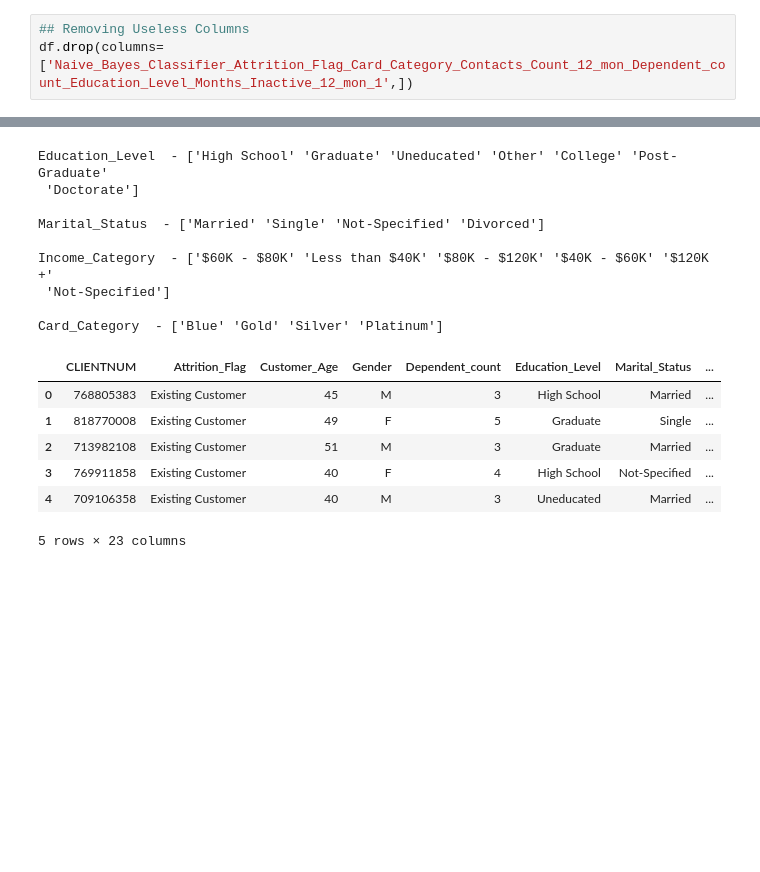
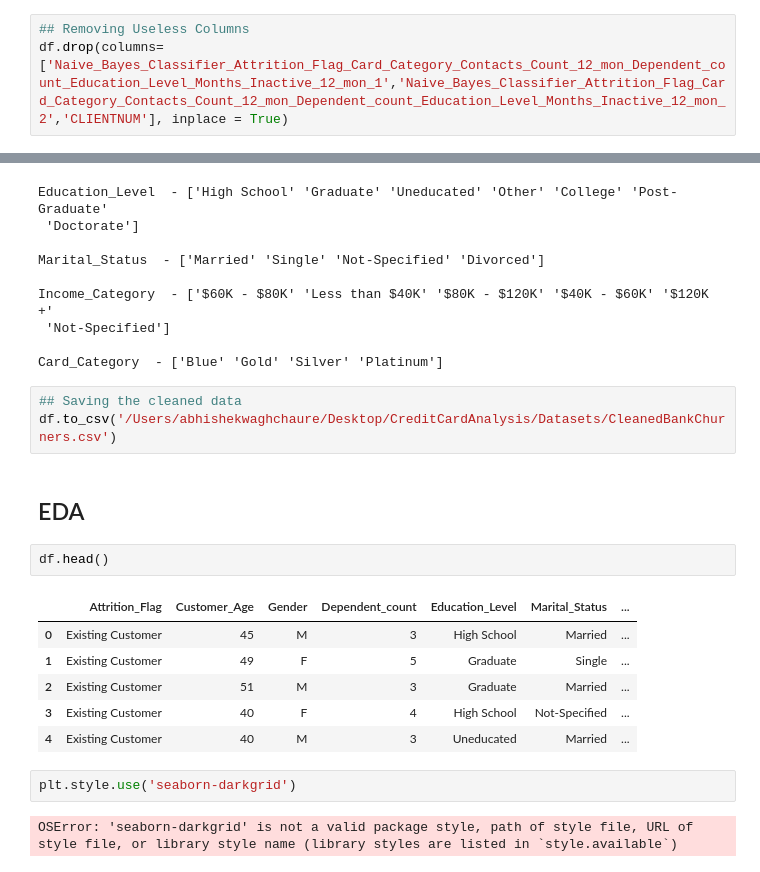
Before and after one commit to AbhishekWaghchaure/D2K_CompanyAssessment_Credit_Card_Customer_Analysis, a Jupyter notebook: Notebooks/cleaning_and_analysis.ipynb, the cells around one changed output, grey strips where cells are left out. Drawn from its saved outputs; the diff is of its cells as text; blank space fills up the shorter version.

Commit message:
Analysis completed

```diff
--- a/Notebooks/cleaning_and_analysis.ipynb
+++ b/Notebooks/cleaning_and_analysis.ipynb
@@ -116,7 +116,7 @@ dtypes: float64(7), int64(10), object(6)
 memory usage: 1.8+ MB
 # %%
 ## Removing Useless Columns
-df.drop(columns=['Naive_Bayes_Classifier_Attrition_Flag_Card_Category_Contacts_Count_12_mon_Dependent_count_Education_Level_Months_Inactive_12_mon_1',])
+df.drop(columns=['Naive_Bayes_Classifier_Attrition_Flag_Card_Category_Contacts_Count_12_mon_Dependent_count_Education_Level_Months_Inactive_12_mon_1','Naive_Bayes_Classifier_Attrition_Flag_Card_Category_Contacts_Count_12_mon_Dependent_count_Education_Level_Months_Inactive_12_mon_2','CLIENTNUM'], inplace = True)
 # %%
 ## Checking null and Duplicates
 print(df.isnull().sum())
@@ -197,12 +197,21 @@ Income_Category  - ['$60K - $80K' 'Less than $40K' '$80K - $120K' '$40K - $60K'
  'Not-Specified']
 
 Card_Category  - ['Blue' 'Gold' 'Silver' 'Platinum']
+# %%
+## Saving the cleaned data
+df.to_csv('/Users/abhishekwaghchaure/Desktop/CreditCardAnalysis/Datasets/CleanedBankChurners.csv')
+# %% [markdown]
+## EDA
 # %%
+df.head()
 # %% [output]
-|  | CLIENTNUM | Attrition_Flag | Customer_Age | Gender | Dependent_count | Education_Level | Marital_Status | ... |
-| 0 | 768805383 | Existing Customer | 45 | M | 3 | High School | Married | ... |
-| 1 | 818770008 | Existing Customer | 49 | F | 5 | Graduate | Single | ... |
-| 2 | 713982108 | Existing Customer | 51 | M | 3 | Graduate | Married | ... |
-| 3 | 769911858 | Existing Customer | 40 | F | 4 | High School | Not-Specified | ... |
-| 4 | 709106358 | Existing Customer | 40 | M | 3 | Uneducated | Married | ... |
+|  | Attrition_Flag | Customer_Age | Gender | Dependent_count | Education_Level | Marital_Status | ... |
+| 0 | Existing Customer | 45 | M | 3 | High School | Married | ... |
+| 1 | Existing Customer | 49 | F | 5 | Graduate | Single | ... |
+| 2 | Existing Customer | 51 | M | 3 | Graduate | Married | ... |
+| 3 | Existing Customer | 40 | F | 4 | High School | Not-Specified | ... |
+| 4 | Existing Customer | 40 | M | 3 | Uneducated | Married | ... |
-5 rows × 23 columns
+# %%
+plt.style.use('seaborn-darkgrid')
+# %% [output]
+OSError: 'seaborn-darkgrid' is not a valid package style, path of style file, URL of style file, or library style name (library styles are listed in `style.available`)
```
Also changed, not shown: parts of 12 cells of this notebook, 2 other files.
